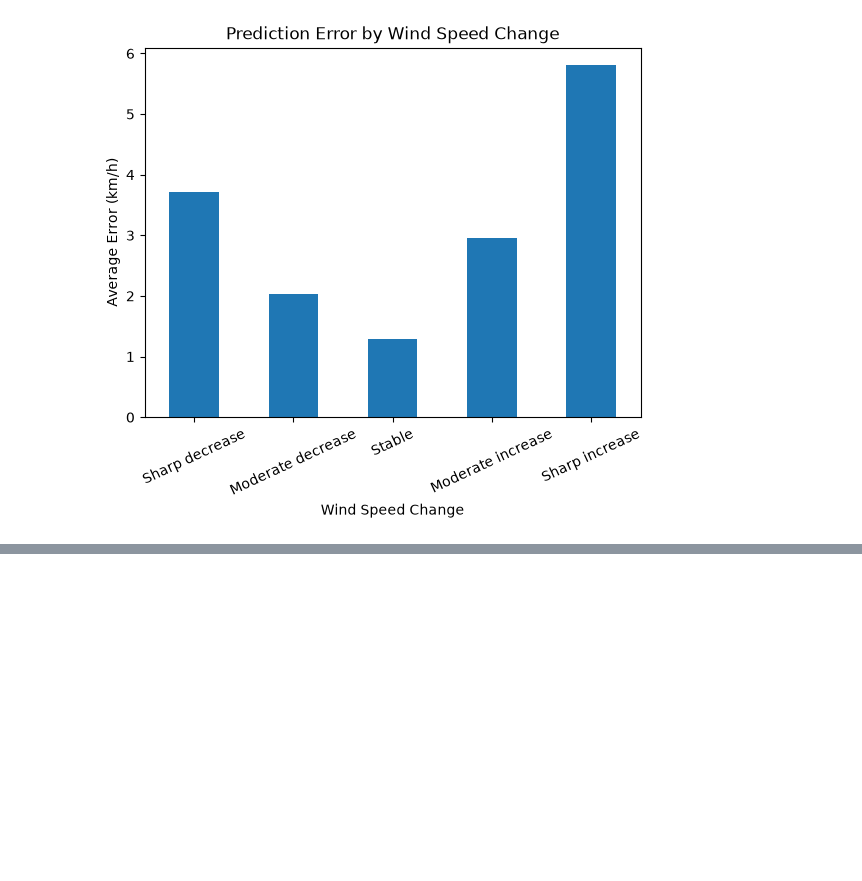
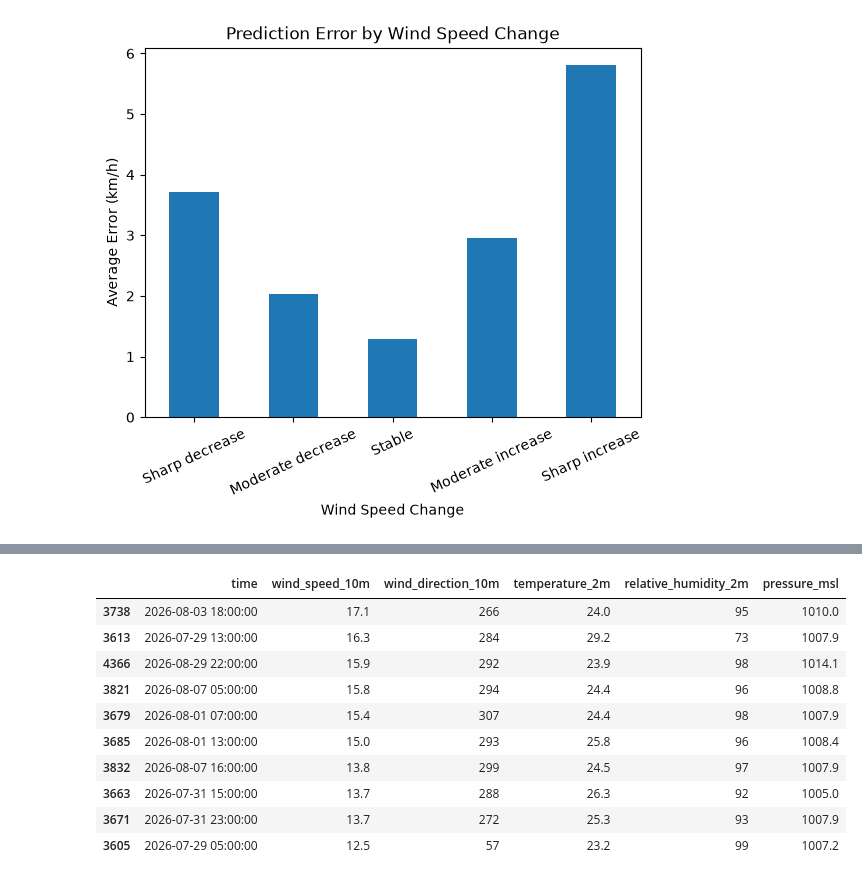
Before and after one commit to fida-fei/breezy, a Jupyter notebook: notebooks/01_wind_data_exploration.ipynb, the cells around one changed output, grey strips where cells are left out. Drawn from its saved outputs; the diff is of its cells as text; code cells hidden in the pictures; blank space fills up the shorter version.

```diff
--- a/notebooks/01_wind_data_exploration.ipynb
+++ b/notebooks/01_wind_data_exploration.ipynb
@@ -1271,0 +1326,19 @@ change_errors["Average_Error"].plot(
+# %%
+raw_df = pd.read_csv(
+    "../data/weather_data.csv",
+    parse_dates=["time"]
+)
+
+evaluation["Prediction Time"] = (
+    raw_df.loc[X_test.index, "time"].values
+    + pd.Timedelta(hours=1)
+)
+
+worst_predictions = evaluation.sort_values(
+    by="Error",
+    ascending=False
+).head(10)
+
+worst_predictions[
+    ["Prediction Time", "Actual", "Predicted", "Error", "Actual Change"]
+]
@@ -1271,0 +1357,28 @@ change_errors["Average_Error"].plot(
+# %%
+weather_conditions = raw_df[
+    raw_df["time"].isin(worst_predictions["Prediction Time"])
+][[
+    "time",
+    "wind_speed_10m",
+    "wind_direction_10m",
+    "temperature_2m",
+    "relative_humidity_2m",
+    "pressure_msl"
+]]
+
+weather_conditions.sort_values(
+    by="wind_speed_10m",
+    ascending=False
+)
+# %% [output]
+|  | time | wind_speed_10m | wind_direction_10m | temperature_2m | relative_humidity_2m | pressure_msl |
+| 3738 | 2026-08-03 18:00:00 | 17.1 | 266 | 24.0 | 95 | 1010.0 |
+| 3613 | 2026-07-29 13:00:00 | 16.3 | 284 | 29.2 | 73 | 1007.9 |
+| 4366 | 2026-08-29 22:00:00 | 15.9 | 292 | 23.9 | 98 | 1014.1 |
+| 3821 | 2026-08-07 05:00:00 | 15.8 | 294 | 24.4 | 96 | 1008.8 |
+| 3679 | 2026-08-01 07:00:00 | 15.4 | 307 | 24.4 | 98 | 1007.9 |
+| 3685 | 2026-08-01 13:00:00 | 15.0 | 293 | 25.8 | 96 | 1008.4 |
+| 3832 | 2026-08-07 16:00:00 | 13.8 | 299 | 24.5 | 97 | 1007.9 |
+| 3663 | 2026-07-31 15:00:00 | 13.7 | 288 | 26.3 | 92 | 1005.0 |
+| 3671 | 2026-07-31 23:00:00 | 13.7 | 272 | 25.3 | 93 | 1007.9 |
+| 3605 | 2026-07-29 05:00:00 | 12.5 | 57 | 23.2 | 99 | 1007.2 |
```
Also changed, not shown: parts of 6 cells of this notebook.
